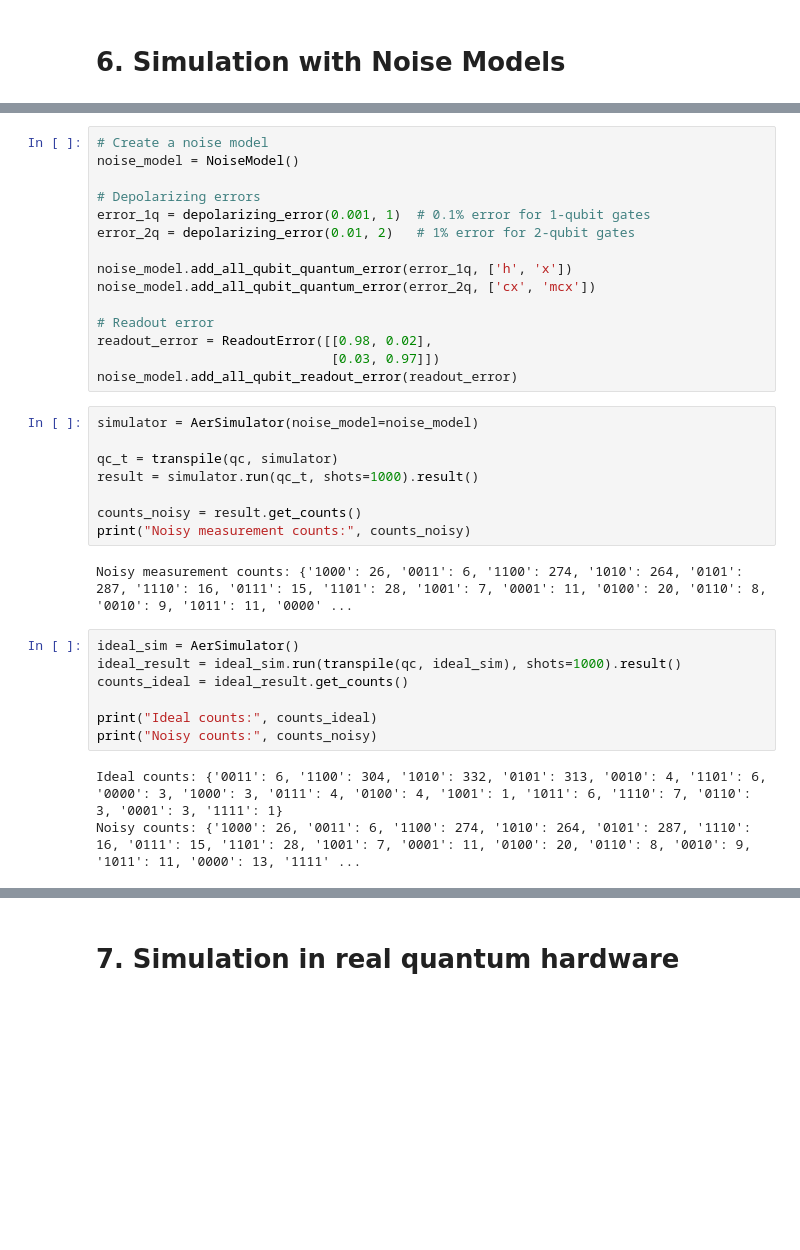
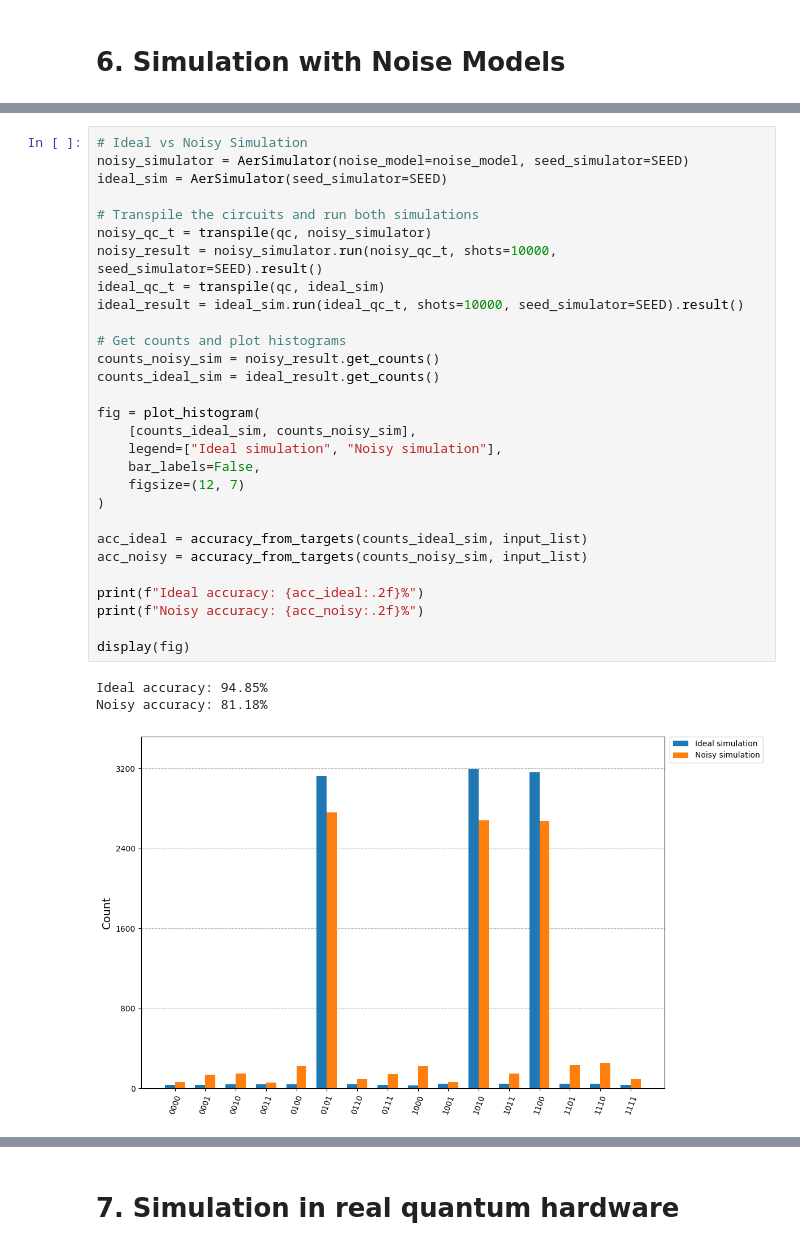
Before and after one commit to mariomeendezz/Grovers-algorithm, a Jupyter notebook: src/grover.ipynb, the cells around one changed output, grey strips where cells are left out. Cells and saved outputs as stored; diff of their text form; blank space fills up the shorter version.

```diff
--- a/src/grover.ipynb
+++ b/src/grover.ipynb
@@ -686,35 +710,33 @@ from qiskit import transpile
-# %%
-# Create a noise model
-noise_model = NoiseModel()
-
-# Depolarizing errors
-error_1q = depolarizing_error(0.001, 1)  # 0.1% error for 1-qubit gates
-error_2q = depolarizing_error(0.01, 2)   # 1% error for 2-qubit gates
-
-noise_model.add_all_qubit_quantum_error(error_1q, ['h', 'x'])
-noise_model.add_all_qubit_quantum_error(error_2q, ['cx', 'mcx'])
-
-# Readout error
-readout_error = ReadoutError([[0.98, 0.02],
-                              [0.03, 0.97]])
-noise_model.add_all_qubit_readout_error(readout_error)
 # %%
-simulator = AerSimulator(noise_model=noise_model)
+# Ideal vs Noisy Simulation
+noisy_simulator = AerSimulator(noise_model=noise_model, seed_simulator=SEED)
+ideal_sim = AerSimulator(seed_simulator=SEED)
 
-qc_t = transpile(qc, simulator)
-result = simulator.run(qc_t, shots=1000).result()
+# Transpile the circuits and run both simulations
+noisy_qc_t = transpile(qc, noisy_simulator)
+noisy_result = noisy_simulator.run(noisy_qc_t, shots=10000, seed_simulator=SEED).result()
+ideal_qc_t = transpile(qc, ideal_sim)
+ideal_result = ideal_sim.run(ideal_qc_t, shots=10000, seed_simulator=SEED).result()
 
-counts_noisy = result.get_counts()
-print("Noisy measurement counts:", counts_noisy)
+# Get counts and plot histograms
+counts_noisy_sim = noisy_result.get_counts()
+counts_ideal_sim = ideal_result.get_counts()
+
+fig = plot_histogram(
+    [counts_ideal_sim, counts_noisy_sim],
+    legend=["Ideal simulation", "Noisy simulation"],
+    bar_labels=False,
+    figsize=(12, 7)
+)
+
+acc_ideal = accuracy_from_targets(counts_ideal_sim, input_list)
+acc_noisy = accuracy_from_targets(counts_noisy_sim, input_list)
+
+print(f"Ideal accuracy: {acc_ideal:.2f}%")
+print(f"Noisy accuracy: {acc_noisy:.2f}%")
+
+display(fig)
 # %% [output]
-Noisy measurement counts: {'1000': 26, '0011': 6, '1100': 274, '1010': 264, '0101': 287, '1110': 16, '0111': 15, '1101': 28, '1001': 7, '0001': 11, '0100': 20, '0110': 8, '0010': 9, '1011': 11, '0000' ...
+Ideal accuracy: 94.85%
+Noisy accuracy: 81.18%
+[figure, added]
-# %%
-ideal_sim = AerSimulator()
-ideal_result = ideal_sim.run(transpile(qc, ideal_sim), shots=1000).result()
-counts_ideal = ideal_result.get_counts()
-
-print("Ideal counts:", counts_ideal)
-print("Noisy counts:", counts_noisy)
-# %% [output]
-Ideal counts: {'0011': 6, '1100': 304, '1010': 332, '0101': 313, '0010': 4, '1101': 6, '0000': 3, '1000': 3, '0111': 4, '0100': 4, '1001': 1, '1011': 6, '1110': 7, '0110': 3, '0001': 3, '1111': 1}
-Noisy counts: {'1000': 26, '0011': 6, '1100': 274, '1010': 264, '0101': 287, '1110': 16, '0111': 15, '1101': 28, '1001': 7, '0001': 11, '0100': 20, '0110': 8, '0010': 9, '1011': 11, '0000': 13, '1111' ...
```
Also changed, not shown: parts of 43 cells of this notebook, 22 other files.
